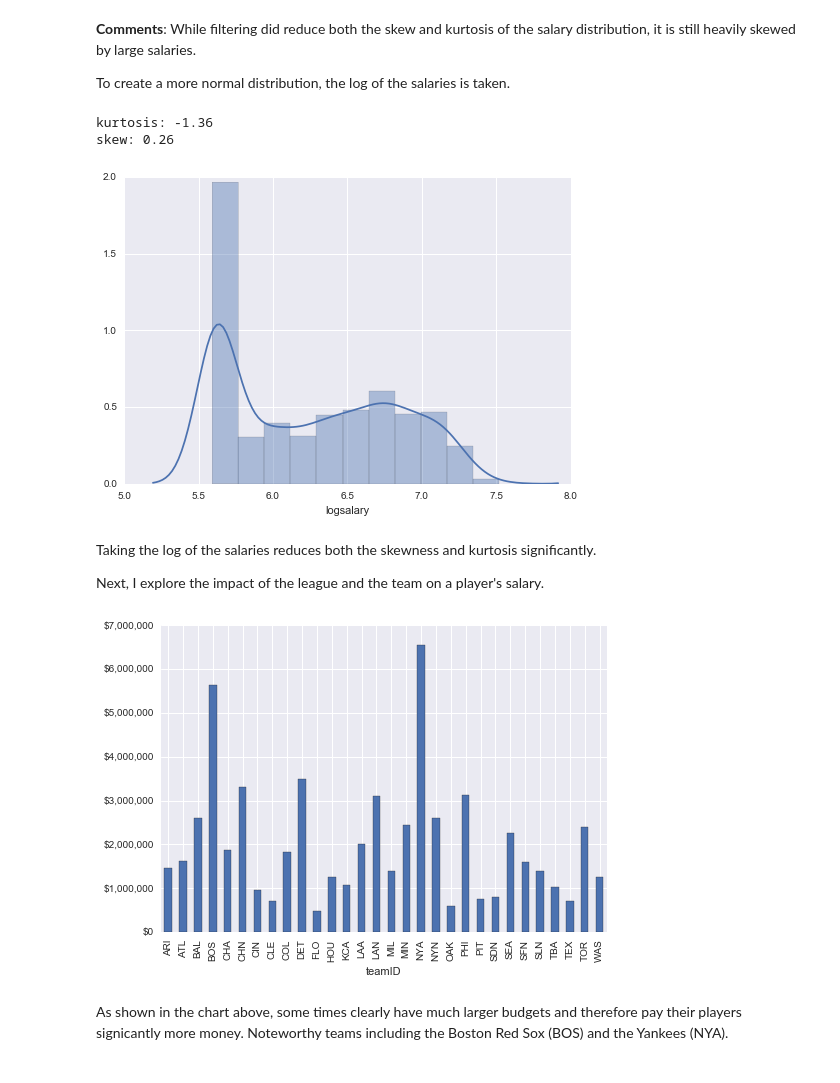
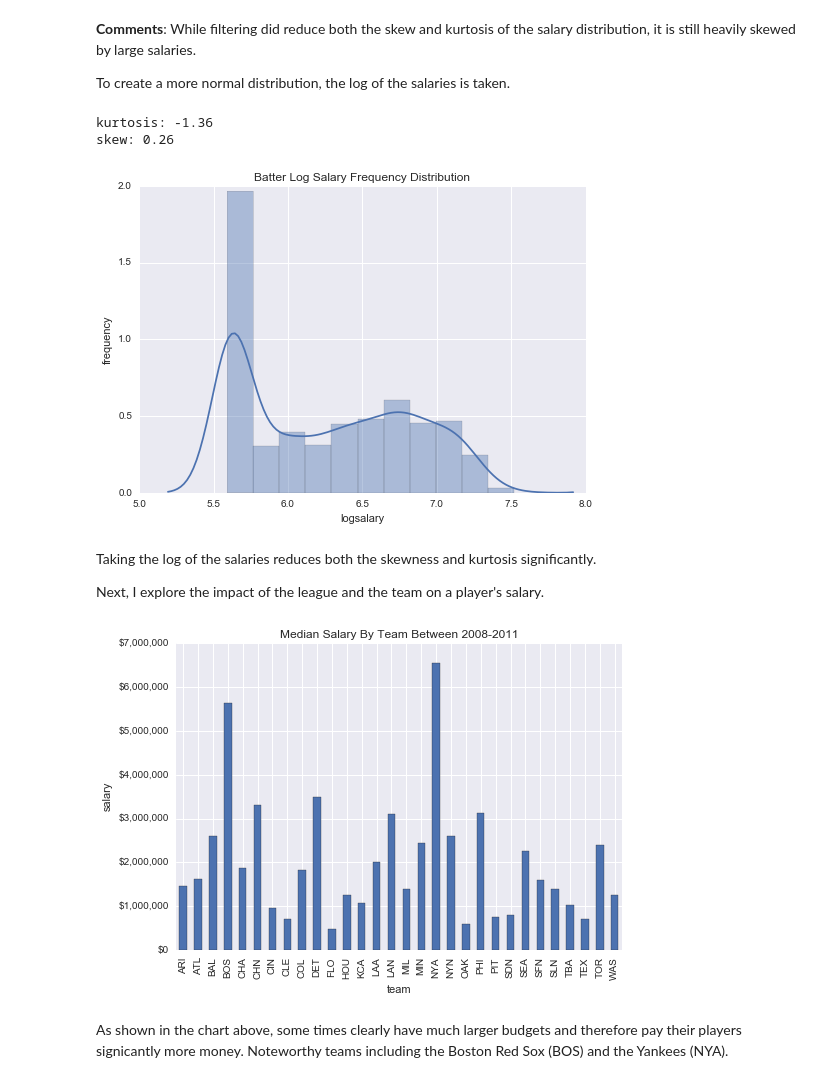
Before and after one commit to ian-whitestone/UD170, a Jupyter notebook: UD170 - Data Exploration - Batters.ipynb, the cells around one changed output. Drawn from its saved outputs; the diff is of its cells as text; code cells hidden in the pictures.

Commit message:
added graph titles, axis labels

```diff
--- a/UD170 - Data Exploration - Batters.ipynb
+++ b/UD170 - Data Exploration - Batters.ipynb
@@ -210,5 +214,6 @@ skew: 2.79
 # %% [markdown]
 **Comments**: As expected, the salary distribution is highly skewed to the right, due to a small number of very large salaries. Since the data contains salaries from 1985-2015, it is possible that the data is slightly skewed by lower salaries from earlier years.
 # %%
-df.plot(kind='scatter', x='yearID', y='salary',color='DarkBlue');
+ax=df.plot(kind='scatter', x='yearID', y='salary',color='DarkBlue');
+ax.set(title='Year versus Batter Salary',xlabel='year',ylabel='salary');
 # %% [output]
@@ -247,11 +252,12 @@ yearly_df
 # %% [markdown]
 The table above is useful for reference, however, the data can be used to produce more illustrative plots shown below.
 # %%
-def df_plot(df,var,kind='line'):
+def df_plot(df,var,kind,title,xlabel,ylabel):
     ax=df[var].plot(kind=kind);
     # format y-axis as currency
     vals = ax.get_yticks()
     ax.set_yticklabels(['${:,.0f}'.format(x) for x in vals]);
+    ax.set(title=title,xlabel=xlabel,ylabel=ylabel);
     return
 # %%
 ##Total league salaries per year
@@ -287,11 +293,11 @@ To create a more normal distribution, the log of the salaries is taken.
 df['logsalary']=df.apply(lambda df: math.log10(df['salary']),axis=1)
 
 print_dis_stats(df,'logsalary')
-sns.distplot(df['logsalary']);
+snsplot(df,'logsalary','Batter Log Salary Frequency Distribution','logsalary','frequency')
 # %% [output]
 kurtosis: -1.36
 skew: 0.26
-[figure, old version]
+[figure, new version]
 # %% [markdown]
 Taking the log of the salaries reduces both the skewness and kurtosis significantly.
 
@@ -299,9 +305,9 @@ Next, I explore the impact of the league and the team on a player's salary.
 # %%
 team_df=df.groupby('teamID')['salary'].agg([sum,max,min,np.mean,np.median])
 
-df_plot(team_df,'median',kind='bar')
+df_plot(team_df,'median',kind='bar',title='Median Salary By Team Between 2008-2011',xlabel='team',ylabel='salary')
 # %% [output]
-[figure, old version]
+[figure, new version]
 # %% [markdown]
 As shown in the chart above, some times clearly have much larger budgets and therefore pay their players signicantly more money. Noteworthy teams including the Boston Red Sox (BOS) and the Yankees (NYA).
 # %%
```
Also changed, not shown: parts of 13 cells of this notebook, 2 other files.
